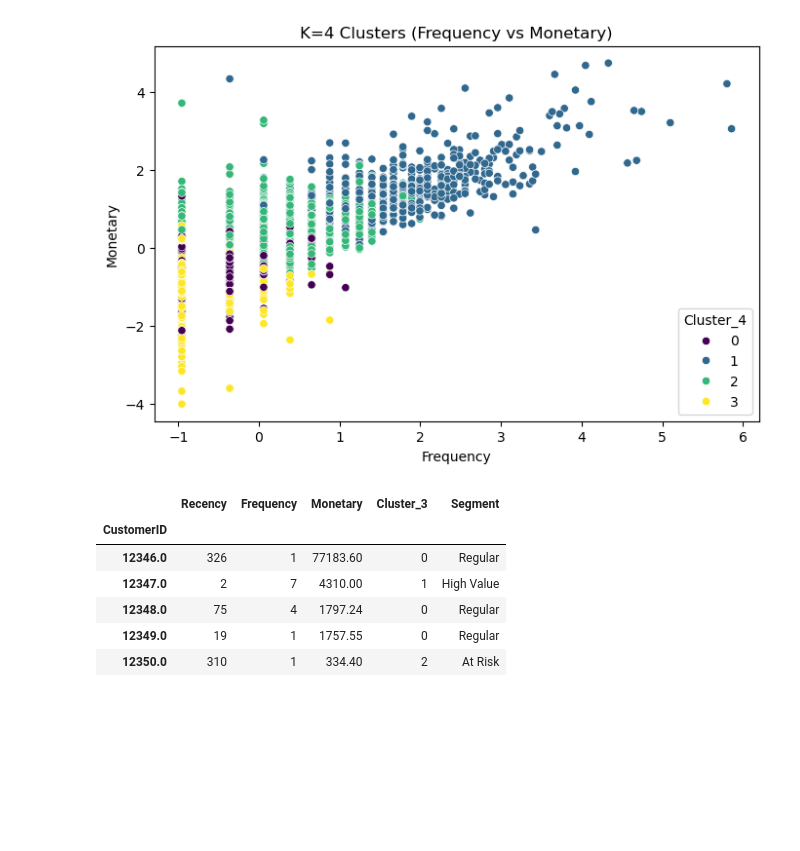
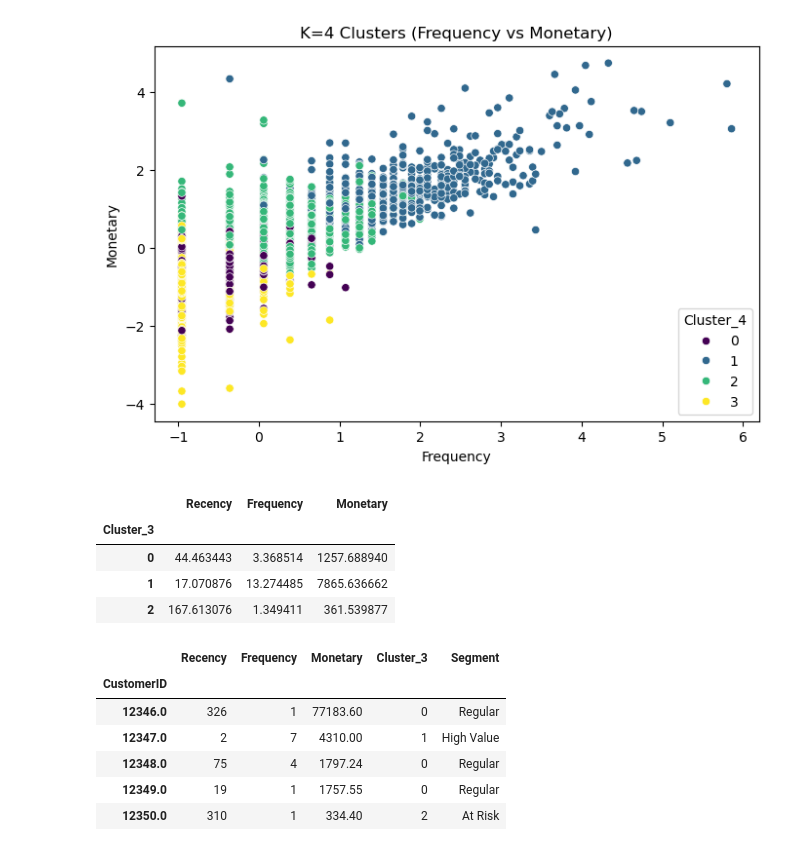
Before and after one commit to Arkoprovo08/Customer-Segmentation-using-RFM-Analysis, a Jupyter notebook: Customer_Segmentation.ipynb, the cells around one changed output. Cells and saved outputs as stored; diff of their text form; code cells hidden in the pictures; blank space fills up the shorter version.

```diff
--- a/Customer_Segmentation.ipynb
+++ b/Customer_Segmentation.ipynb
@@ -447,6 +447,14 @@ plt.show()
 # %% [output]
 [figure]
 [figure]
+# %%
+rfm.groupby('Cluster_3')[['Recency','Frequency','Monetary']].mean()
+# %% [output]
+|  | Recency | Frequency | Monetary |
+| Cluster_3 |  |  |  |
+| 0 | 44.463443 | 3.368514 | 1257.688940 |
+| 1 | 17.070876 | 13.274485 | 7865.636662 |
+| 2 | 167.613076 | 1.349411 | 361.539877 |
 # %%
 rfm['Cluster_3'] = rfm_scaled_df['Cluster_3']
 # %%
```
